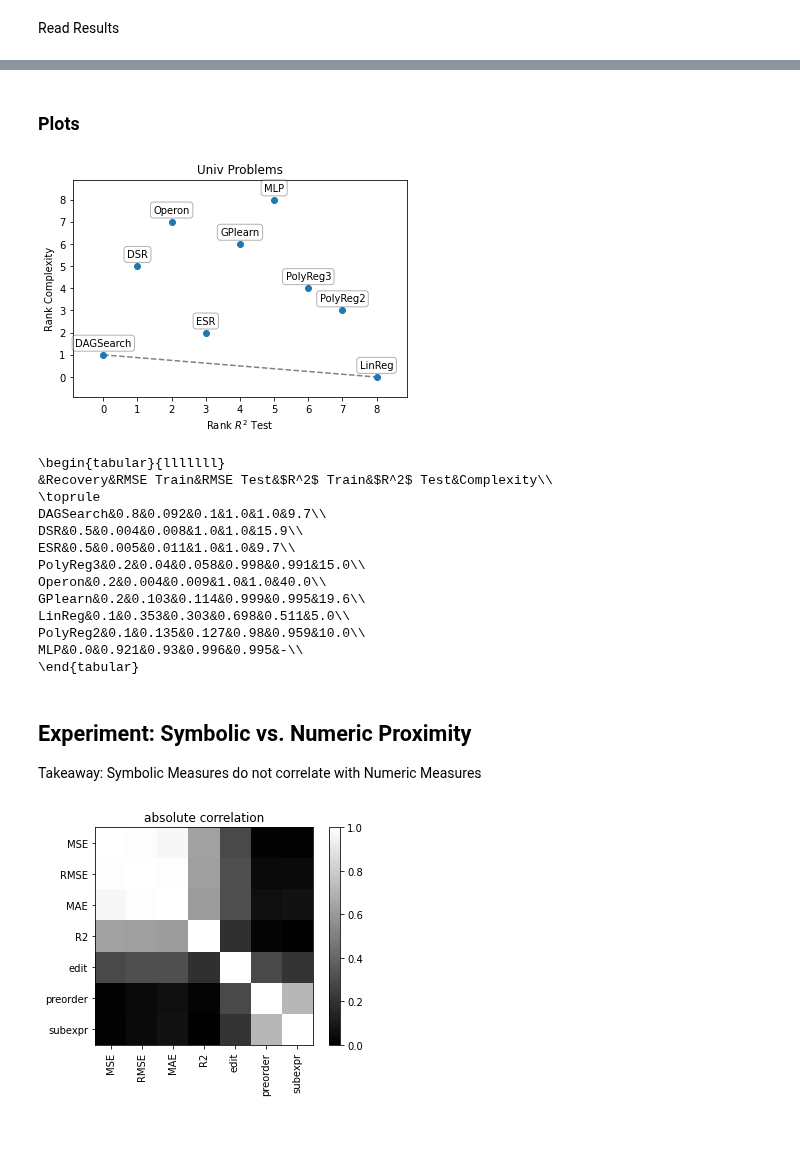
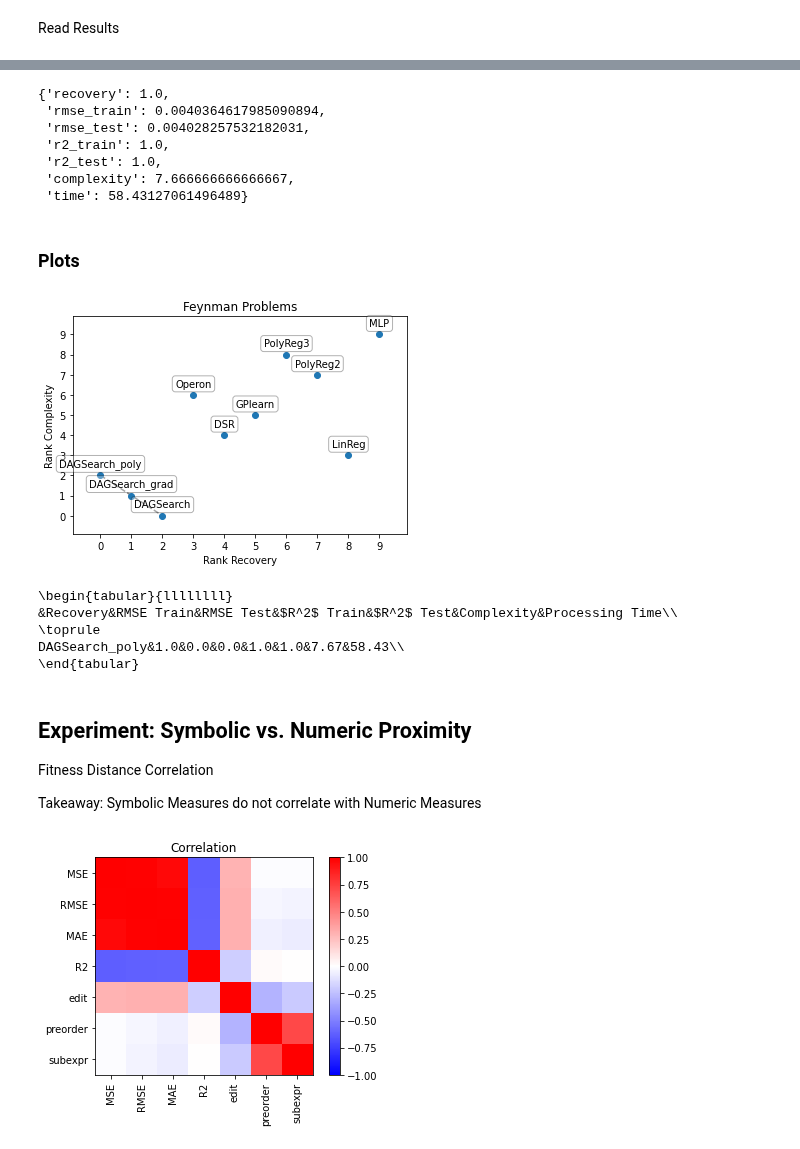
Before and after one commit to kahlmeyer94/DAG_search, a Jupyter notebook: visualization.ipynb, the cells around one changed output, grey strips where cells are left out. Drawn from its saved outputs; the diff is of its cells as text; code cells hidden in the pictures.

```diff
--- a/visualization.ipynb
+++ b/visualization.ipynb
@@ -23,0 +118,2 @@ importlib.reload(utils)
+# %%
+regr.fit(X, y)
@@ -50,0 +516,5 @@ Read Results
+# %%
+p = len(results_dict1)/len(task_dict)
+print(f'{round(100*p)}% finished')
+for problem in results_dict1:
+    print(problem, results_dict1[problem]['recovery'], task_dict[problem]['X'].shape[1])
@@ -51,3 +539,16 @@ Read Results
+# %%
+from sklearn.metrics import r2_score
+# falsely not recovered expressions
+for problem in results_dict1.keys():
+    for y, pred, rec in zip(results_dict1[problem]['y_train'], results_dict1[problem]['pred_train'], results_dict1[problem]['recovery']):
+        try:
+            r2 = r2_score(y, pred)
+
+            if r2 == 1.0 and not rec:
+                print(problem)
+        except:
+            print(f'Exception at {problem}')
+            pass
 # %%
 from sklearn.metrics import r2_score
 # read results
@@ -62,8 +563,11 @@ for regressor_name in regs:
         # avg. recovery
         recoveries = []
         for problem in results_dict.keys():
-            for rec in results_dict[problem]['recovery']:
-                recoveries.append(rec)
+            #for rec in results_dict[problem]['recovery']:
+            #    recoveries.append(rec)
+            for y, pred, rec in zip(results_dict[problem]['y_test'], results_dict[problem]['pred_test'], results_dict[problem]['recovery']):
+                r2 = r2_score(y, pred)
+                recoveries.append(rec or r2==1.0)
         res[regressor_name]['recovery'] = np.mean(recoveries)
 
 
@@ -102,8 +606,12 @@ for regressor_name in regs:
             res[regressor_name]['complexity'] = np.mean(expr_sizes)
 
         # processing times
-        #time = 0.0
-        #for problem in results_dict.keys():
-        #    for t in results_dict[problem]['times']:
-        #        time += t
-        #res[regressor_name]['time'] = time
+        time = 0.0
+        counter = 0
+        for problem in results_dict.keys():
+            for t in results_dict[problem]['times']:
+                time += t
+                counter += 1
+        time = time/counter
+
+        res[regressor_name]['time'] = time
@@ -110,3 +632,13 @@ for regressor_name in regs:
+# %%
+res['DAGSearch_poly']
+# %% [output]
+{'recovery': 1.0,
+ 'rmse_train': 0.0040364617985090894,
+ 'rmse_test': 0.004028257532182031,
+ 'r2_train': 1.0,
+ 'r2_test': 1.0,
+ 'complexity': 7.666666666666667,
+ 'time': 58.43127061496489}
 # %% [markdown]
 ### Plots
 # %%
@@ -142,7 +676,7 @@ def get_pareto_idxs(obj1, obj2):
     return np.array(ret)
 # %%
 cat_x = 'r2_test'
-#cat_x = 'recovery'
+cat_x = 'recovery'
 def_value_x = 0.0
 cat_y = 'complexity'
 def_value_y = np.inf
@@ -188,7 +722,7 @@ if not os.path.exists('results/figures'):
     os.mkdirs('results/figures')
 plt.savefig(f'results/figures/scatterplot_{ds_name}.pdf', bbox_inches = 'tight')
 # %% [output]
-[figure, old version]
+[figure, new version]
 # %%
 # print a table
 
@@ -215,7 +749,7 @@ for reg in regs:
     for crit in crits:
         if crit in res[reg]:
             v = res[reg][crit]
-            v = np.round(v, 3)
+            v = np.round(v, 2)
             s += f'&{v}'
         else:
             s += '&-'
@@ -224,37 +758,32 @@ for reg in regs:
 s = '\\end{tabular}'
 print(s)
 # %% [output]
-\begin{tabular}{lllllll}
-&Recovery&RMSE Train&RMSE Test&$R^2$ Train&$R^2$ Test&Complexity\\
+\begin{tabular}{llllllll}
+&Recovery&RMSE Train&RMSE Test&$R^2$ Train&$R^2$ Test&Complexity&Processing Time\\
 \toprule
-DAGSearch&0.8&0.092&0.1&1.0&1.0&9.7\\
-DSR&0.5&0.004&0.008&1.0&1.0&15.9\\
-ESR&0.5&0.005&0.011&1.0&1.0&9.7\\
-PolyReg3&0.2&0.04&0.058&0.998&0.991&15.0\\
-Operon&0.2&0.004&0.009&1.0&1.0&40.0\\
-GPlearn&0.2&0.103&0.114&0.999&0.995&19.6\\
-LinReg&0.1&0.353&0.303&0.698&0.511&5.0\\
-PolyReg2&0.1&0.135&0.127&0.98&0.959&10.0\\
-MLP&0.0&0.921&0.93&0.996&0.995&-\\
+DAGSearch_poly&1.0&0.0&0.0&1.0&1.0&7.67&58.43\\
 \end{tabular}
 # %% [markdown]
 ## Experiment: Symbolic vs. Numeric Proximity
+
+Fitness Distance Correlation
+
 Takeaway: Symbolic Measures do not correlate with Numeric Measures
 # %%
 corr_matrix = np.load('results/corr_matrix.npy')
 with open(f'results/distance_dict.p', 'rb') as handle:
     dist_dict = pickle.load(handle)
 methods = list(dist_dict.keys())
 
 
-plt.imshow(np.abs(corr_matrix), vmin = 0, vmax = 1, cmap = 'gray')
+plt.imshow(corr_matrix, vmin = -1, vmax = 1, cmap = 'bwr')
 plt.colorbar()
 plt.xticks(range(corr_matrix.shape[0]), methods, rotation = 90)
 plt.yticks(range(corr_matrix.shape[0]), methods)
-plt.title('absolute correlation')
+plt.title('Correlation')
 
 if not os.path.exists('results/figures'):
     os.mkdirs('results/figures')
 plt.savefig('results/figures/corr_plot.pdf', bbox_inches = 'tight')
 # %% [output]
-[figure, old version]
+[figure, new version]
```
Also changed, not shown: parts of 56 cells of this notebook, 3 other files.
